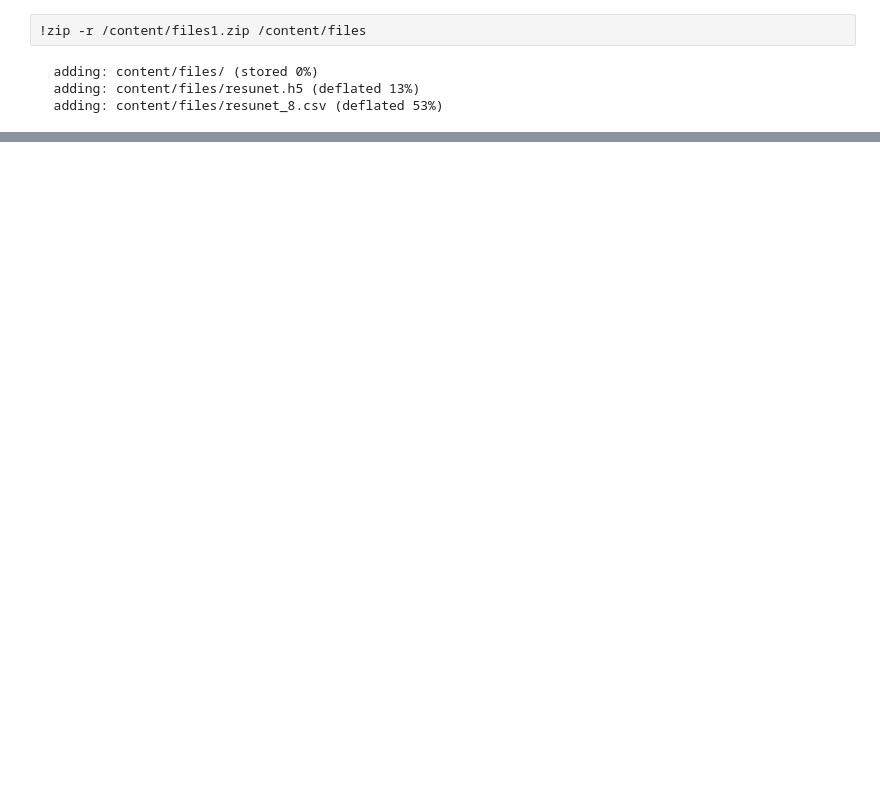
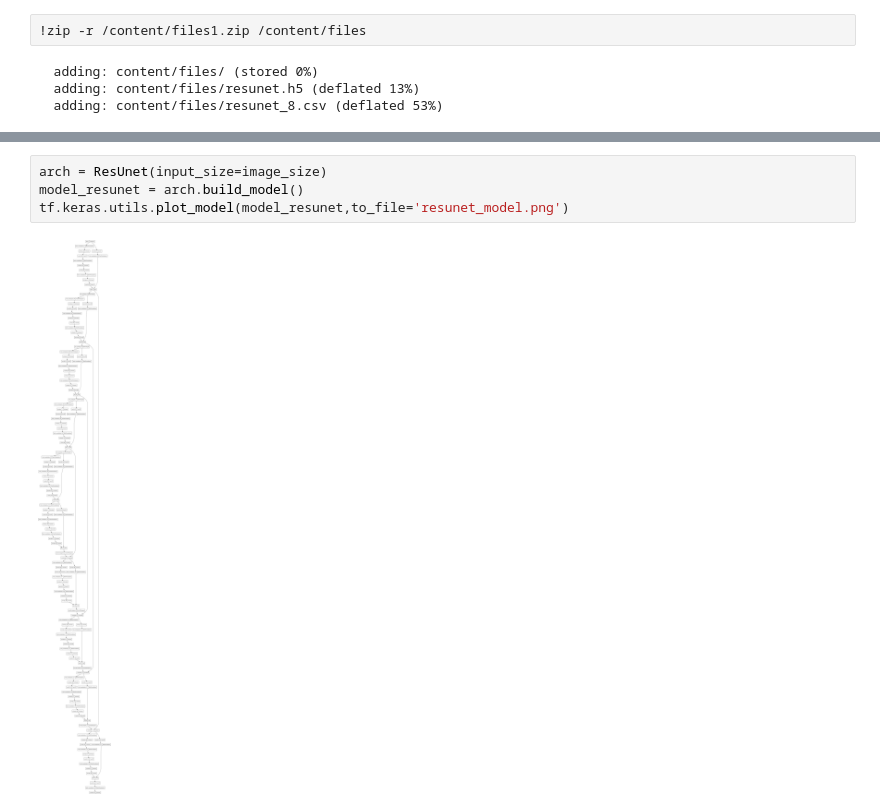
Before and after one commit to 0xLighty/lesion_detection, a Jupyter notebook: image_Segmentation_resunet_unet_resunet++_model.ipynb, the cells around one changed output, grey strips where cells are left out. Cells and saved outputs as stored; diff of their text form; blank space fills up the shorter version.

```diff
--- a/image_Segmentation_resunet_unet_resunet++_model.ipynb
+++ b/image_Segmentation_resunet_unet_resunet++_model.ipynb
@@ -703,3 +694,9 @@ files.download('/content/files1.zip')
 # %% [output]
 [interactive output not drawn]
 [interactive output not drawn]
+# %%
+arch = ResUnet(input_size=image_size)
+model_resunet = arch.build_model()
+tf.keras.utils.plot_model(model_resunet,to_file='resunet_model.png')
+# %% [output]
+[figure, added]
```
Also changed, not shown: parts of 10 cells of this notebook.
